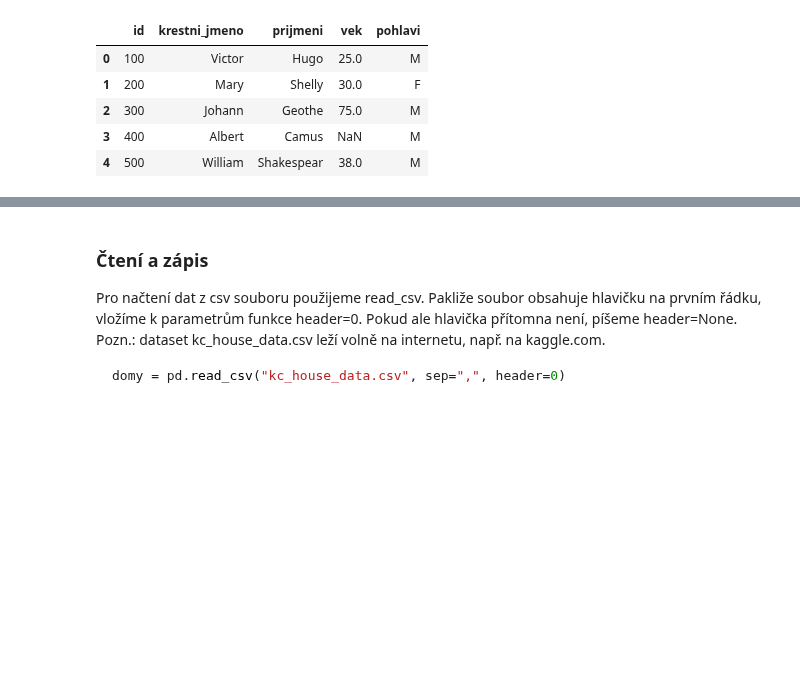
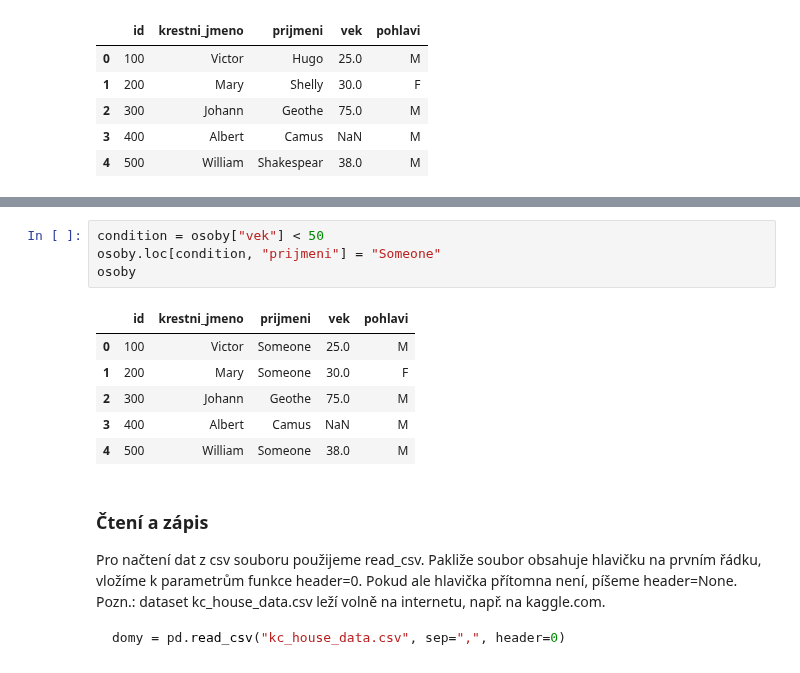
Before and after one commit to vitsaidl/workshops, a Jupyter notebook: pandas/pandas.ipynb, the cells around one changed output, grey strips where cells are left out. Drawn from its saved outputs; the diff is of its cells as text; blank space fills up the shorter version.

```diff
--- a/pandas/pandas.ipynb
+++ b/pandas/pandas.ipynb
@@ -631,3 +676,14 @@ pd.concat([osoby, osoby]).drop_duplicates()
+# %%
+condition = osoby["vek"] < 50
+osoby.loc[condition, "prijmeni"] = "Someone"
+osoby
+# %% [output]
+|  | id | krestni_jmeno | prijmeni | vek | pohlavi |
+| 0 | 100 | Victor | Someone | 25.0 | M |
+| 1 | 200 | Mary | Someone | 30.0 | F |
+| 2 | 300 | Johann | Geothe | 75.0 | M |
+| 3 | 400 | Albert | Camus | NaN | M |
+| 4 | 500 | William | Someone | 38.0 | M |
 # %% [markdown]
 ### Čtení a zápis
 Pro načtení dat z csv souboru použijeme read_csv. Pakliže soubor obsahuje hlavičku na prvním řádku, vložíme k parametrům funkce header=0. Pokud ale hlavička přítomna není, píšeme header=None.
```
Also changed, not shown: parts of 27 cells of this notebook.
